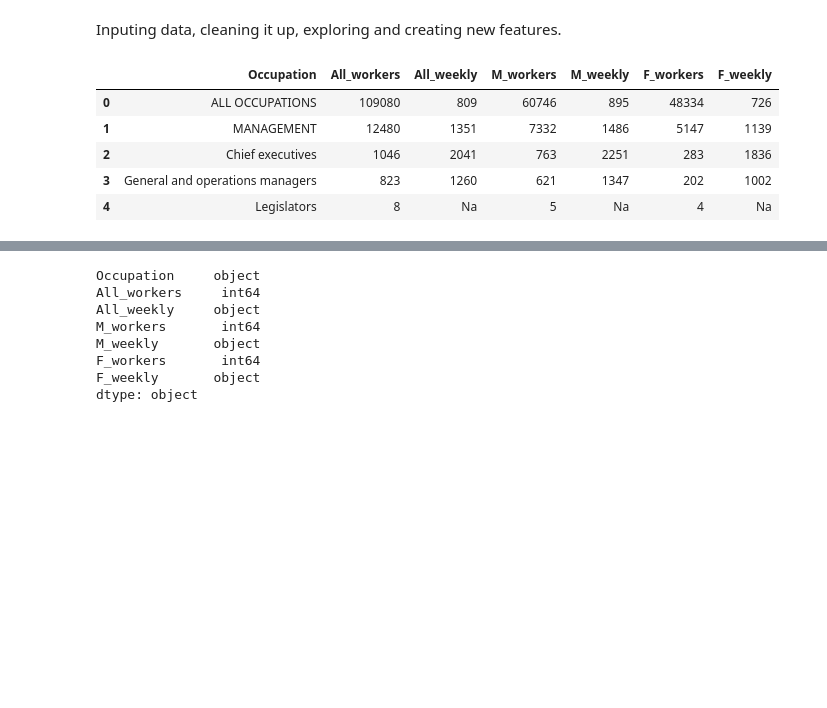
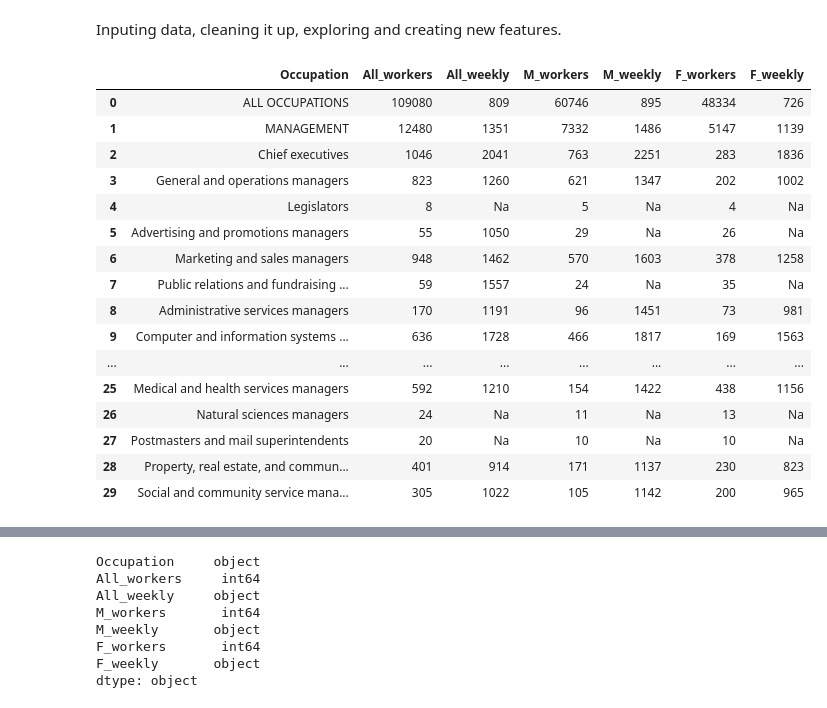
Before and after one commit to Schmidt8181/CapstoneProject, a Jupyter notebook: CapstoneProject.ipynb, the cells around one changed output, grey strips where cells are left out. Drawn from its saved outputs; the diff is of its cells as text; code cells hidden in the pictures; blank space fills up the shorter version.

```diff
--- a/CapstoneProject.ipynb
+++ b/CapstoneProject.ipynb
@@ -20,11 +20,22 @@ from sklearn.model_selection import cross_val_score, train_test_split
 Inputing data, cleaning it up, exploring and creating new features.
 # %%
 genderwage = pd.read_csv('/Users/Beba/Documents/JupyterNotebooks/CapstoneProject/inc_occ_gender.csv')
-genderwage.head()
+genderwage.head(30)
 # %% [output]
 |  | Occupation | All_workers | All_weekly | M_workers | M_weekly | F_workers | F_weekly |
 | 0 | ALL OCCUPATIONS | 109080 | 809 | 60746 | 895 | 48334 | 726 |
 | 1 | MANAGEMENT | 12480 | 1351 | 7332 | 1486 | 5147 | 1139 |
 | 2 | Chief executives | 1046 | 2041 | 763 | 2251 | 283 | 1836 |
 | 3 | General and operations managers | 823 | 1260 | 621 | 1347 | 202 | 1002 |
 | 4 | Legislators | 8 | Na | 5 | Na | 4 | Na |
+| 5 | Advertising and promotions managers | 55 | 1050 | 29 | Na | 26 | Na |
+| 6 | Marketing and sales managers | 948 | 1462 | 570 | 1603 | 378 | 1258 |
+| 7 | Public relations and fundraising ... | 59 | 1557 | 24 | Na | 35 | Na |
+| 8 | Administrative services managers | 170 | 1191 | 96 | 1451 | 73 | 981 |
+| 9 | Computer and information systems ... | 636 | 1728 | 466 | 1817 | 169 | 1563 |
+| ... | ... | ... | ... | ... | ... | ... | ... |
+| 25 | Medical and health services managers | 592 | 1210 | 154 | 1422 | 438 | 1156 |
+| 26 | Natural sciences managers | 24 | Na | 11 | Na | 13 | Na |
+| 27 | Postmasters and mail superintendents | 20 | Na | 10 | Na | 10 | Na |
+| 28 | Property, real estate, and commun... | 401 | 914 | 171 | 1137 | 230 | 823 |
+| 29 | Social and community service mana... | 305 | 1022 | 105 | 1142 | 200 | 965 |
```
Also changed, not shown: parts of 11 cells of this notebook.
